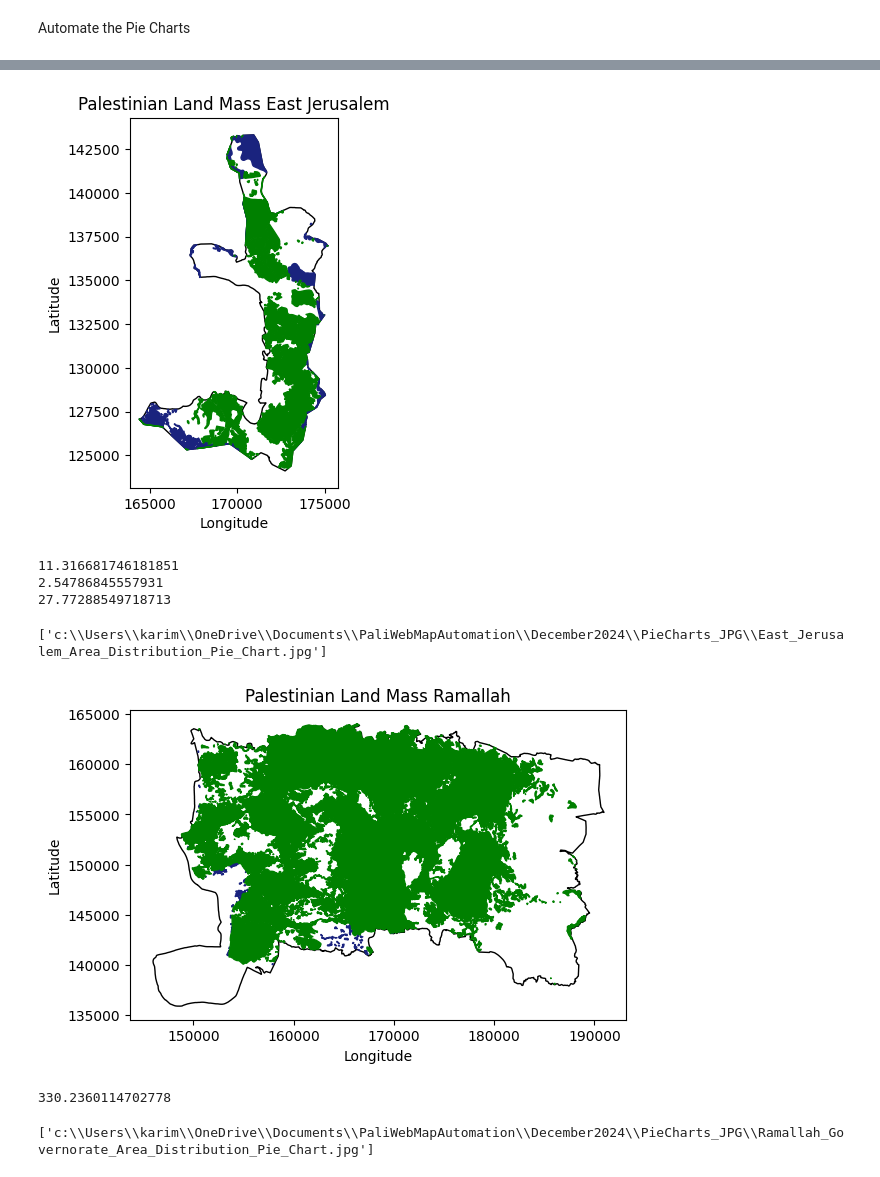
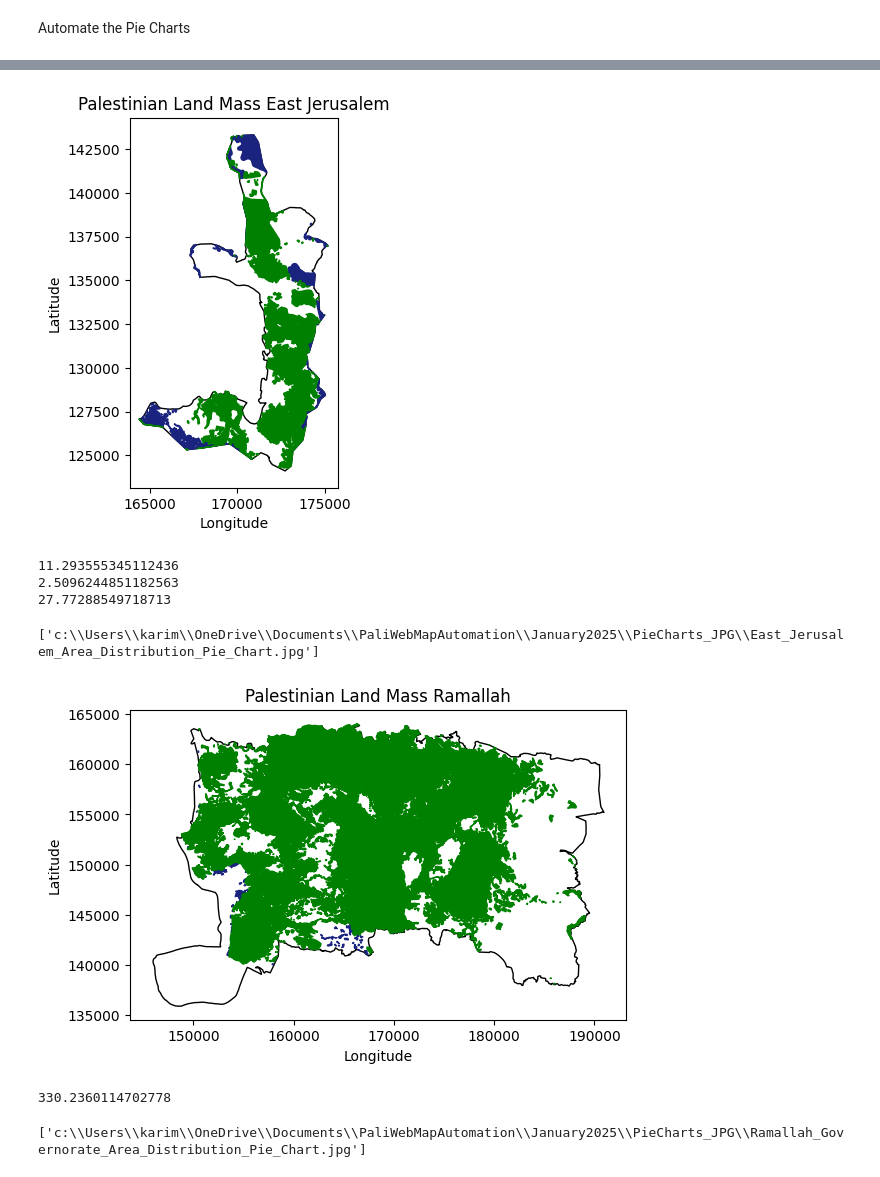
Before and after one commit to MappyKK/Palestinian-Land-Demographics-GIS-Automation, a Jupyter notebook: Automation.ipynb, the cells around one changed output, grey strips where cells are left out. Saved outputs shown, nothing was run; the diff lists cells and outputs as text; code cells hidden in the pictures.

Commit message:
January Changes

```diff
--- a/Automation.ipynb
+++ b/Automation.ipynb
@@ -8,8 +8,8 @@ import plotly.io as pio
 import imgkit
 from html2image import Html2Image
 # %%
-Palestinian_Land_Mass = gpd.read_file('December2024\PalestinianLandMass.geojson')
-Seam_Zone = gpd.read_file('December2024\PalestinianSeamZoneLand.geojson')
+Palestinian_Land_Mass = gpd.read_file('January2025\PalestinianLandMass.geojson')
+Seam_Zone = gpd.read_file('January2025\PalestinianSeamZoneLand.geojson')
 East_Jerusalem = gpd.read_file('BoundariesFiles\EastJerusalemBoundary.geojson')
 Oslo_Agreement = gpd.read_file('BoundariesFiles\OsloAgreementJurisdictionBorders.geojson')
 Governorates_WB = gpd.read_file('BoundariesFiles\WestBankGovernorates.geojson')
@@ -867,9 +871,9 @@ plt.show()
 # Palestinian_Seam_Zone_East_Jerusalem['Area_sqmi'].groupby(Palestinian_Seam_Zone_East_Jerusalem['CLASS']).sum()
 Palestinian_Land_Mass_East_Jerusalem['Area_sqmi'] = Palestinian_Land_Mass_East_Jerusalem['geometry'].area * 3.861e-7 #sqmi
 Palestinian_Seam_Zone_East_Jerusalem['Area_sqmi'] = Palestinian_Seam_Zone_East_Jerusalem['geometry'].area * 3.861e-7 #sqmi
-Palestinian_Land_Mass_EJ_area = Palestinian_Land_Mass_East_Jerusalem['Area_sqmi'].groupby(Palestinian_Land_Mass_East_Jerusalem['CLASS']).sum().iloc[0]
+Palestinian_Land_Mass_EJ_area = Palestinian_Land_Mass_East_Jerusalem['Area_sqmi'].groupby(Palestinian_Land_Mass_East_Jerusalem['CLASS']).sum().iloc[1]
 print(Palestinian_Land_Mass_EJ_area)
-Palestinian_Land_Mass_Seam_Zone_EJ_area = Palestinian_Seam_Zone_East_Jerusalem['Area_sqmi'].groupby(Palestinian_Seam_Zone_East_Jerusalem['CLASS']).sum().iloc[0]
+Palestinian_Land_Mass_Seam_Zone_EJ_area = Palestinian_Seam_Zone_East_Jerusalem['Area_sqmi'].groupby(Palestinian_Seam_Zone_East_Jerusalem['CLASS']).sum().iloc[1]
 print(Palestinian_Land_Mass_Seam_Zone_EJ_area)
 total_palestinian_developed_land_east_jerusalem = Palestinian_Land_Mass_EJ_area + Palestinian_Land_Mass_Seam_Zone_EJ_area
 open_or_israeli_area = east_jerusalem_area - total_palestinian_developed_land_east_jerusalem
@@ -928,7 +932,7 @@ fig.update_layout(
             xanchor='center'
         ),
         dict(
-            text="December 2024<br>© Palestinian Land Demographics 2024",
+            text="January 2025<br>© Palestinian Land Demographics 2025",
             x=1.05,
             y=0.25,
             showarrow=False,
@@ -941,24 +945,24 @@ fig.update_layout(
     height=1000
 )
 
-fig.write_html('December2024\PieCharts_HTML\East_Jerusalem_Area_Distribution_Pie_Chart.html')
+fig.write_html('January2025\PieCharts_HTML\East_Jerusalem_Area_Distribution_Pie_Chart.html')
 fig.show()
 
 hti = Html2Image(size=(1000, 1000))
 # Set the output path
-hti.output_path = 'December2024/PieCharts_JPG'
+hti.output_path = 'January2025/PieCharts_JPG'
 
 # Take a screenshot of the HTML file and save it as a JPG file
 hti.screenshot(
-    html_file='December2024/PieCharts_HTML/East_Jerusalem_Area_Distribution_Pie_Chart.html',
+    html_file='January2025/PieCharts_HTML/East_Jerusalem_Area_Distribution_Pie_Chart.html',
     save_as='East_Jerusalem_Area_Distribution_Pie_Chart.jpg'
 )
 # %% [output]
 [figure]
-11.316681746181851
-2.54786845557931
+11.293555345112436
+2.5096244851182563
 27.77288549718713
-['c:\\Users\\karim\\OneDrive\\Documents\\PaliWebMapAutomation\\December2024\\PieCharts_JPG\\East_Jerusalem_Area_Distribution_Pie_Chart.jpg']
+['c:\\Users\\karim\\OneDrive\\Documents\\PaliWebMapAutomation\\January2025\\PieCharts_JPG\\East_Jerusalem_Area_Distribution_Pie_Chart.jpg']
 # %%
 # Ramallah Governorate
 West_Bank_Governorates = Governorates_WB[Governorates_WB['Governorates_Code'] < 2000]
@@ -1037,40 +1041,40 @@ fig.update_layout(
             text="*Undeveloped/Israeli is land that is currently undeveloped by anyone or land that is developed by Israelis in Areas B and C",
             x=0.7,
             y=0.05,
             showarrow=False,
             font=dict(color='white', size=12),
             xanchor='center'
         ),
         dict(
-            text="December 2024<br>© Palestinian Land Demographics 2024",
+            text="January 2025<br>© Palestinian Land Demographics 2025",
             x=1.05,
             y=0.25,
             showarrow=False,
             font=dict(color='white', size=12),
             xanchor='left',
             yanchor='top'
         )
     ],
     width=1000,                  # width and height of the pie chart
     height=1000
 )
 
-fig.write_html('December2024\PieCharts_HTML\Ramallah_Governorate_Area_Distribution_Pie_Chart.html')
+fig.write_html('January2025\PieCharts_HTML\Ramallah_Governorate_Area_Distribution_Pie_Chart.html')
 fig.show()
 
 hti = Html2Image(size=(1000, 1000))
 # Set the output path
-hti.output_path = 'December2024/PieCharts_JPG'
+hti.output_path = 'January2025/PieCharts_JPG'
 
 # Take a screenshot of the HTML file and save it as a JPG file
 hti.screenshot(
-    html_file='December2024/PieCharts_HTML/Ramallah_Governorate_Area_Distribution_Pie_Chart.html',
+    html_file='January2025/PieCharts_HTML/Ramallah_Governorate_Area_Distribution_Pie_Chart.html',
     save_as='Ramallah_Governorate_Area_Distribution_Pie_Chart.jpg'
 )
 # %% [output]
-[figure, old version]
+[figure, new version]
 330.2360114702778
-['c:\\Users\\karim\\OneDrive\\Documents\\PaliWebMapAutomation\\December2024\\PieCharts_JPG\\Ramallah_Governorate_Area_Distribution_Pie_Chart.jpg']
+['c:\\Users\\karim\\OneDrive\\Documents\\PaliWebMapAutomation\\January2025\\PieCharts_JPG\\Ramallah_Governorate_Area_Distribution_Pie_Chart.jpg']
 # %%
 # Salfit Governorate
 West_Bank_Governorates = Governorates_WB[Governorates_WB['Governorates_Code'] < 2000]
```
Also changed, not shown: parts of 18 cells of this notebook.
